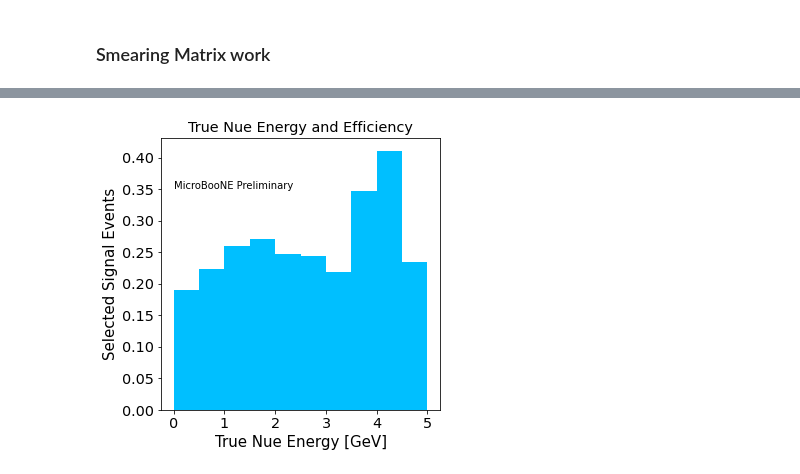
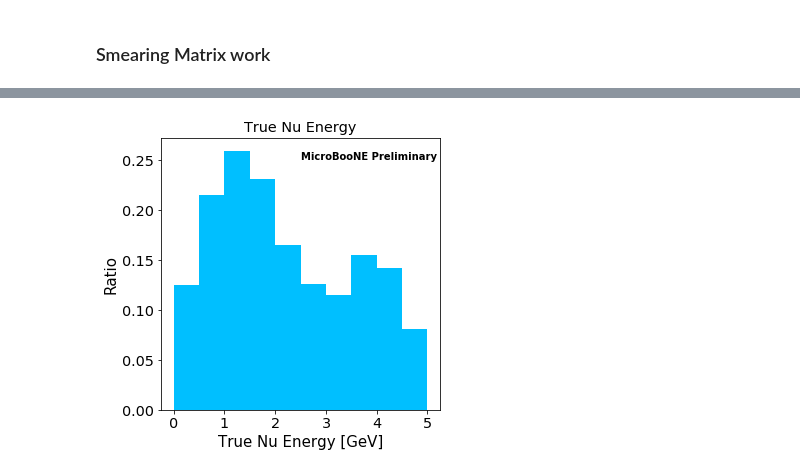
Before and after one commit to afm1g15/PELEE, a Jupyter notebook: PlotterNuMIBDT1eNp_Alex.ipynb, the cells around one changed output, grey strips where cells are left out. Cells and saved outputs as stored; diff of their text form; code cells hidden in the pictures.

```diff
--- a/PlotterNuMIBDT1eNp_Alex.ipynb
+++ b/PlotterNuMIBDT1eNp_Alex.ipynb
@@ -2149,0 +1762,23 @@ print(bin_ratios)
+# %%
+import matplotlib.pyplot as plt
+import matplotlib
+
+nue_truth = [141.98322788196882, 253.62623457397393, 271.3918260796732, 230.54853346258034, 183.9612416790349, 216.1491167152742, 154.98906567684202, 219.10045174329113, 123.99879811416274, 30.915227446506037]
+#no presel
+#nue_truth = [156.64630409592255, 242.7685434054966, 218.85583447033667, 157.71097863048374, 112.8786534580355, 84.9179593595739, 61.7646984377976, 90.8023370712979, 80.0483818799853, 28.2116069112849]
+count = [0.1, 0.6, 1.1, 1.6, 2.1, 2.6, 3.1, 3.6, 4.1, 4.6]
+
+weights = [0.1*nue_truth[0], 0.6*nue_truth[1], 1.1*nue_truth[2], 1.6*nue_truth[3], 2.1*nue_truth[4], 2.6*nue_truth[5], 3.1*nue_truth[6], 3.6*nue_truth[7], 4.1*nue_truth[8], 4.6*nue_truth[9]]
+bins = np.arange(0, 5.5, 0.5)
+
+# plot selected signal events
+fig, ax1 = plt.subplots(figsize=(5, 5))
+
+sel = ax1.hist(count, bins, color='deepskyblue', weights=nue_truth)
+ax1.set_ylabel('Count', fontsize=15)
+ax1.set_xlabel('True Nue Energy [GeV]', fontsize=15)
+#ax1.set_ylim(0, 3500)
+ax1.set_title("True Nue Energy")
+
+plt.text(2.1, 250, r'MicroBooNE In Progress', fontweight='bold')
+plt.show()
@@ -2149,0 +1787,12 @@ print(bin_ratios)
+# %%
+numu_ratio_nums = [1250.7791092142888, 1126.4765890497615, 843.9206593785316, 681.7782953189057, 685.5350914033968, 675.4858086753779, 539.1810416459871, 583.8058667644001, 564.5980366563023, 347.7409423924605]
+#nue_ratio_nums = [141.98322788196882, 253.62623457397393, 271.3918260796732, 230.54853346258034, 183.9612416790349, 216.1491167152742, 154.98906567684202, 219.10045174329113, 123.99879811416274, 30.915227446506037]
+#no presel
+nue_ratio_nums = [156.64630409592255, 242.7685434054966, 218.85583447033667, 157.71097863048374, 112.8786534580355, 84.9179593595739, 61.7646984377976, 90.8023370712979, 80.0483818799853, 28.2116069112849]
+bin_ratios = []
+
+for i in range(len(numu_ratio_nums)):
+    ratio = nue_ratio_nums[i]/numu_ratio_nums[i]
+    bin_ratios.append(ratio)
+
+print(bin_ratios)
@@ -2161,19 +1812,19 @@ plt.show()
 # %%
     count = [0.1, 0.6, 1.1, 1.6, 2.1, 2.6, 3.1, 3.6, 4.1, 4.6]
 
-    weights = [0.1*0.18943664367064422, 0.6*0.22275933487506627, 1.1*0.25931459659901207, 1.6*0.27145557801670567, 2.1*0.24747569402925496, 2.6*0.2444173751971049, 3.1*0.21925017560821927, 3.6*0.3473526083186562, 4.1*0.41063759221785096, 4.6*0.23375382515513637]
+    weights = [0.1*0.11351582932270068, 0.6*0.2251500271194452, 1.1*0.3215845270093611, 1.6*0.33815763136715865, 2.1*0.268346936554973, 2.6*0.3199906111116395, 3.1*0.2874527361045532, 3.6*0.37529676253101274, 4.1*0.21962314790982299, 4.6*0.0889030415395122]
 
 
     # plot selected signal events
     fig, ax1 = plt.subplots(figsize=(5, 5))
 
     sel = ax1.hist(count, bins, color='deepskyblue', weights=bin_ratios)
-    ax1.set_ylabel('Selected Signal Events', fontsize=15)
-    ax1.set_xlabel('True Nue Energy [GeV]', fontsize=15)
+    ax1.set_ylabel('Ratio', fontsize=15)
+    ax1.set_xlabel('True Nu Energy [GeV]', fontsize=15)
     #ax1.set_ylim(0, 3500)
-    ax1.set_title("True Nue Energy and Efficiency")
+    ax1.set_title("True Nu Energy")
 
-    plt.text(0, 0.35, r'MicroBooNE Preliminary')
+    plt.text(2.5, 0.25, r'MicroBooNE Preliminary', fontweight='bold')
     plt.show()
 # %% [output]
-[figure, old version]
+[figure, new version]
```
Also changed, not shown: parts of 80 cells of this notebook, 5 other files.
